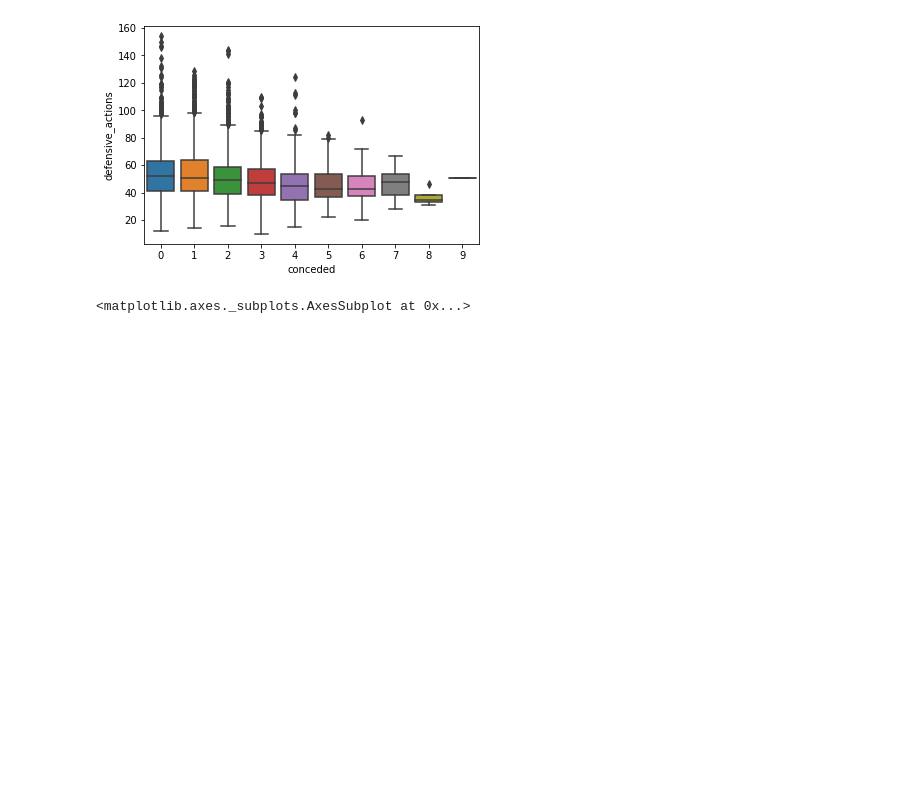
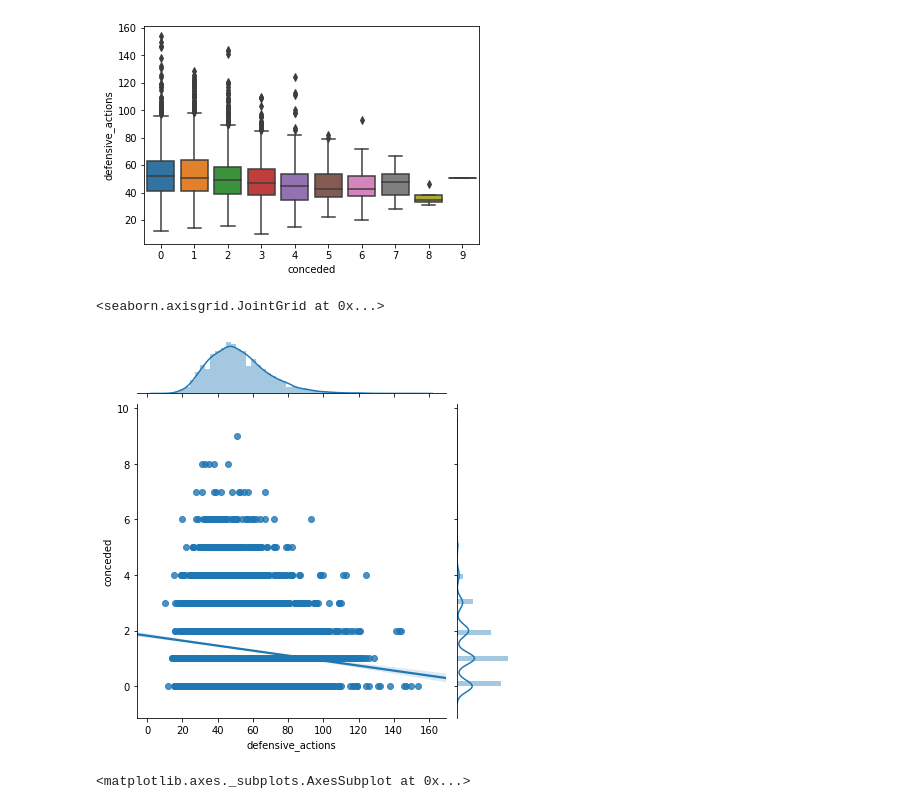
Before and after one commit to gideonk063/module_3_project, a Jupyter notebook: Untitled.ipynb, the cells around one changed output. Saved outputs shown, nothing was run; the diff lists cells and outputs as text; code cells hidden in the pictures; blank space fills up the shorter version.

Commit message:
Add Gideon's final notebook, put images in img file

```diff
--- a/Untitled.ipynb
+++ b/Untitled.ipynb
@@ -96,6 +109,11 @@ sns.boxplot('conceded', 'defensive_actions', data=overall_defense)
 # %% [output]
 <matplotlib.axes._subplots.AxesSubplot at 0x...>
 [figure]
+# %%
+sns.jointplot('defensive_actions', 'conceded', data=overall_defense, kind='reg')
+# %% [output]
+<seaborn.axisgrid.JointGrid at 0x...>
+[figure, added]
 # %%
 epl_passing_dataset = epl_dataset[['home_team', 'home_goals', 'home_pos', 'home_pass', 'away_team', 'away_goals',
                                    'away_pos', 'away_pass', 'result']].copy()
```
Also changed, not shown: parts of 2 cells of this notebook, 9 other files.
